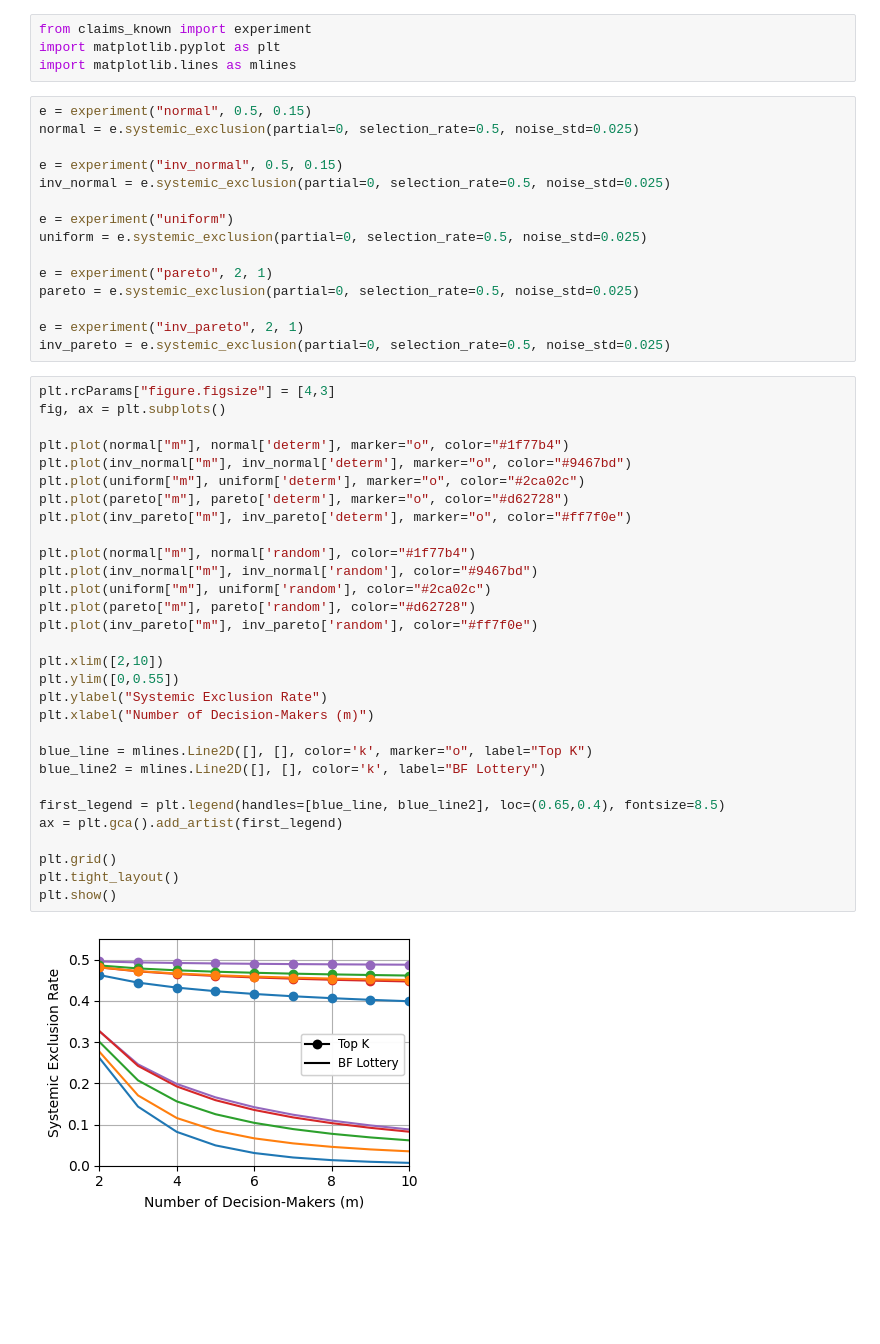
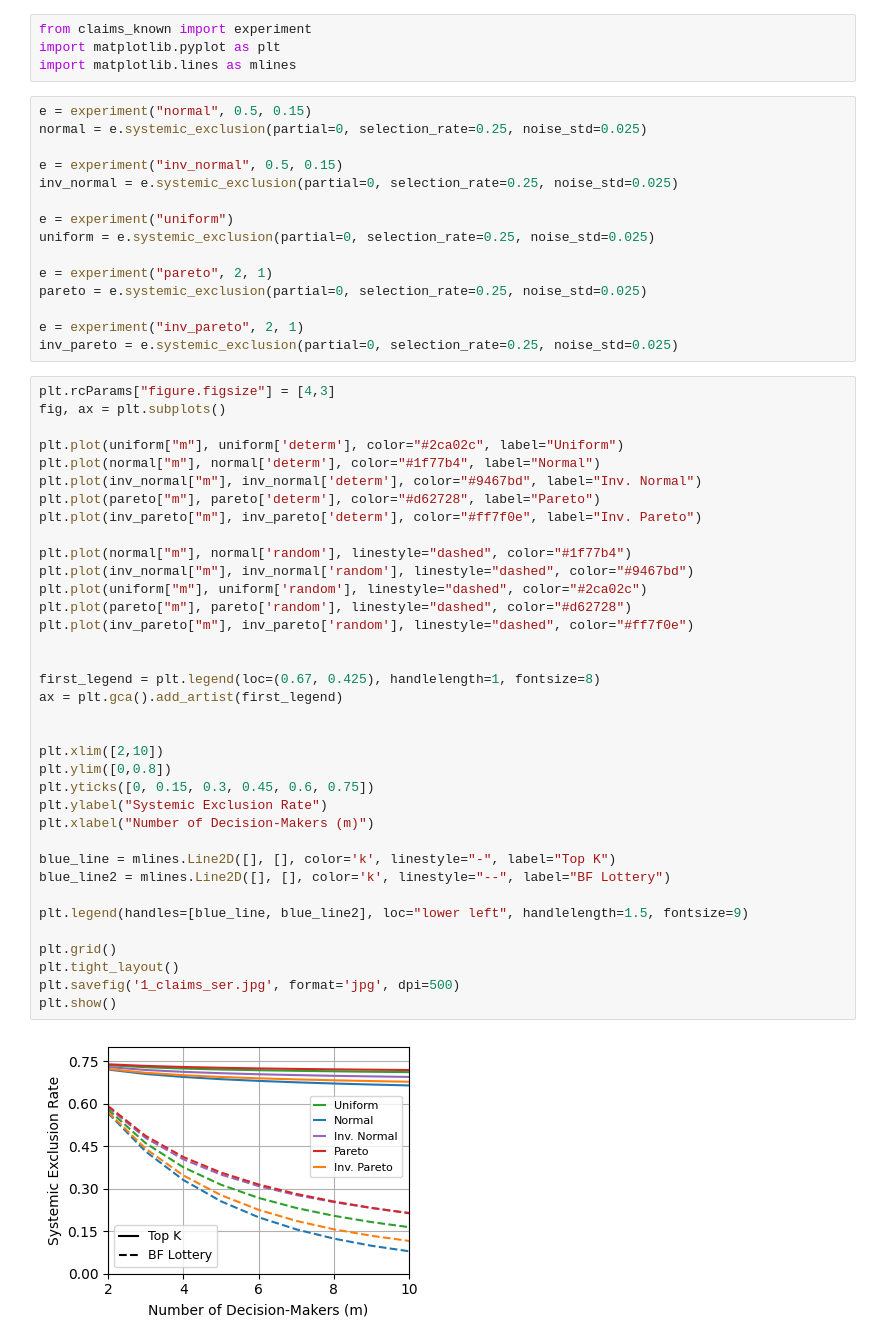
Before and after one commit to shomikj/randomization_for_fairness, a Jupyter notebook: claims_known/systemic_exclusion.ipynb, the cells around one changed output. Drawn from its saved outputs; the diff is of its cells as text; blank space fills up the shorter version.

Commit message:
claims known

```diff
--- a/claims_known/systemic_exclusion.ipynb
+++ b/claims_known/systemic_exclusion.ipynb
@@ -6,48 +6,54 @@ import matplotlib.pyplot as plt
 import matplotlib.lines as mlines
 # %%
 e = experiment("normal", 0.5, 0.15)
-normal = e.systemic_exclusion(partial=0, selection_rate=0.5, noise_std=0.025)
+normal = e.systemic_exclusion(partial=0, selection_rate=0.25, noise_std=0.025)
 
 e = experiment("inv_normal", 0.5, 0.15)
-inv_normal = e.systemic_exclusion(partial=0, selection_rate=0.5, noise_std=0.025)
+inv_normal = e.systemic_exclusion(partial=0, selection_rate=0.25, noise_std=0.025)
 
 e = experiment("uniform")
-uniform = e.systemic_exclusion(partial=0, selection_rate=0.5, noise_std=0.025)
+uniform = e.systemic_exclusion(partial=0, selection_rate=0.25, noise_std=0.025)
 
 e = experiment("pareto", 2, 1)
-pareto = e.systemic_exclusion(partial=0, selection_rate=0.5, noise_std=0.025)
+pareto = e.systemic_exclusion(partial=0, selection_rate=0.25, noise_std=0.025)
 
 e = experiment("inv_pareto", 2, 1)
-inv_pareto = e.systemic_exclusion(partial=0, selection_rate=0.5, noise_std=0.025)
+inv_pareto = e.systemic_exclusion(partial=0, selection_rate=0.25, noise_std=0.025)
 # %%
 plt.rcParams["figure.figsize"] = [4,3]
 fig, ax = plt.subplots()
 
-plt.plot(normal["m"], normal['determ'], marker="o", color="#1f77b4")
-plt.plot(inv_normal["m"], inv_normal['determ'], marker="o", color="#9467bd")
-plt.plot(uniform["m"], uniform['determ'], marker="o", color="#2ca02c")
-plt.plot(pareto["m"], pareto['determ'], marker="o", color="#d62728")
-plt.plot(inv_pareto["m"], inv_pareto['determ'], marker="o", color="#ff7f0e")
+plt.plot(uniform["m"], uniform['determ'], color="#2ca02c", label="Uniform")
+plt.plot(normal["m"], normal['determ'], color="#1f77b4", label="Normal")
+plt.plot(inv_normal["m"], inv_normal['determ'], color="#9467bd", label="Inv. Normal")
+plt.plot(pareto["m"], pareto['determ'], color="#d62728", label="Pareto")
+plt.plot(inv_pareto["m"], inv_pareto['determ'], color="#ff7f0e", label="Inv. Pareto")
 
-plt.plot(normal["m"], normal['random'], color="#1f77b4")
-plt.plot(inv_normal["m"], inv_normal['random'], color="#9467bd")
-plt.plot(uniform["m"], uniform['random'], color="#2ca02c")
-plt.plot(pareto["m"], pareto['random'], color="#d62728")
-plt.plot(inv_pareto["m"], inv_pareto['random'], color="#ff7f0e")
+plt.plot(normal["m"], normal['random'], linestyle="dashed", color="#1f77b4")
+plt.plot(inv_normal["m"], inv_normal['random'], linestyle="dashed", color="#9467bd")
+plt.plot(uniform["m"], uniform['random'], linestyle="dashed", color="#2ca02c")
+plt.plot(pareto["m"], pareto['random'], linestyle="dashed", color="#d62728")
+plt.plot(inv_pareto["m"], inv_pareto['random'], linestyle="dashed", color="#ff7f0e")
+
+
+first_legend = plt.legend(loc=(0.67, 0.425), handlelength=1, fontsize=8)
+ax = plt.gca().add_artist(first_legend)
+
 
 plt.xlim([2,10])
-plt.ylim([0,0.55])
+plt.ylim([0,0.8])
+plt.yticks([0, 0.15, 0.3, 0.45, 0.6, 0.75])
 plt.ylabel("Systemic Exclusion Rate")
 plt.xlabel("Number of Decision-Makers (m)")
 
-blue_line = mlines.Line2D([], [], color='k', marker="o", label="Top K")
-blue_line2 = mlines.Line2D([], [], color='k', label="BF Lottery")
+blue_line = mlines.Line2D([], [], color='k', linestyle="-", label="Top K")
+blue_line2 = mlines.Line2D([], [], color='k', linestyle="--", label="BF Lottery")
 
-first_legend = plt.legend(handles=[blue_line, blue_line2], loc=(0.65,0.4), fontsize=8.5)
-ax = plt.gca().add_artist(first_legend)
+plt.legend(handles=[blue_line, blue_line2], loc="lower left", handlelength=1.5, fontsize=9)
 
 plt.grid()
 plt.tight_layout()
+plt.savefig('1_claims_ser.jpg', format='jpg', dpi=500)
 plt.show()
 # %% [output]
-[figure, old version]
+[figure, new version]
```
Also changed, not shown: parts of 2 cells of this notebook, 16 other files.
